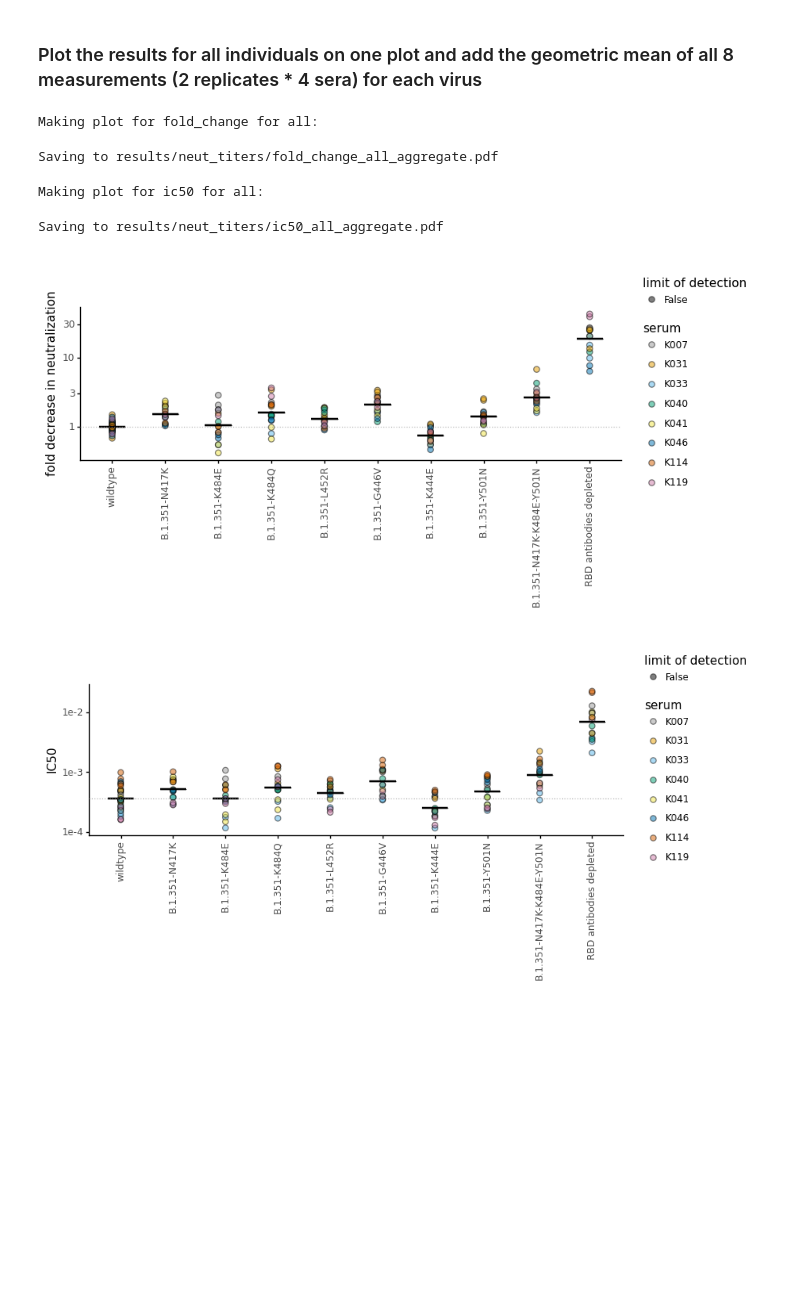
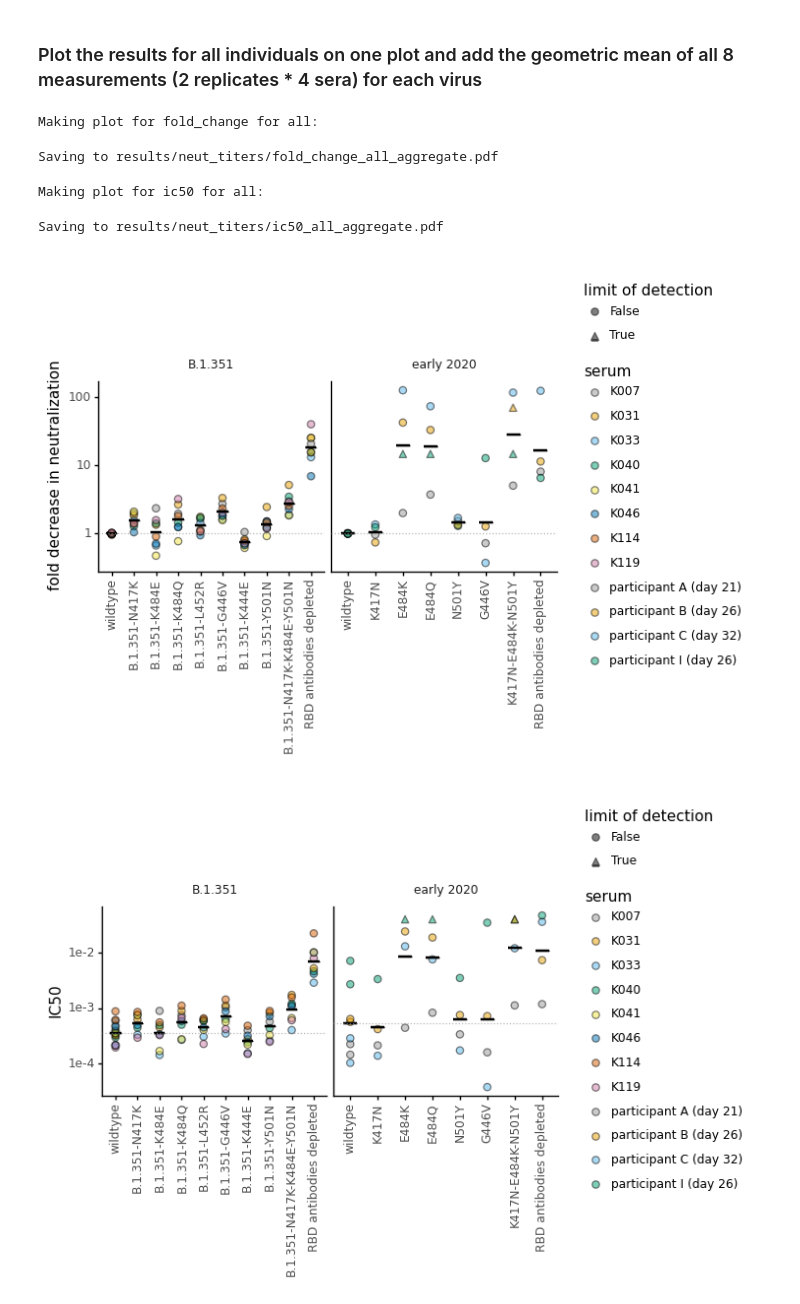
Before and after one commit to jbloomlab/SARS-CoV-2-RBD_B.1.351, a Jupyter notebook: experimental_data/analyze_neut_data.ipynb, the cells around one changed output. Saved outputs shown, nothing was run; the diff lists cells and outputs as text; code cells hidden in the pictures; blank space fills up the shorter version.

```diff
--- a/experimental_data/analyze_neut_data.ipynb
+++ b/experimental_data/analyze_neut_data.ipynb
@@ -117,6 +124,7 @@ with warnings.catch_warnings():
                                  viruses=fracinfect['virus'].sort_values().unique(),
                                  colors=plt.rcParams['axes.prop_cycle'].by_key()['color'] * 2,
                                  markers=['o', '^', 's', 'D', 'v', '<', '>', 'p'] * 2,
+                                 fix_lims={'ymax':1.25},
                                  )
 
 print(f"Saving plot to {all_replicate_curves}\n")
@@ -332,0 +385,3 @@ display(HTML(neut_titers.query('virus=="wildtype" & replicate != "average" & (fo
+# %%
+neut_titers = pd.concat([neut_titers, haarvi_depletions]).assign(infecting_virus=lambda x: x['serum'].map(config['infecting_virus']))
+display(HTML(neut_titers.tail().to_html(index=False)))
@@ -354,14 +416,13 @@ for b in ('average', 'not_average'):
             ) +
          geom_point(aes(fill='date'), size=2.5, alpha=0.5) +
          scale_y_log10(name='fold decrease in neutralization') +
-         facet_wrap('~serum', ncol=4) +
+         facet_wrap('~serum+infecting_virus', ncol=4, scales='free_x') +
          theme_classic() +
          theme(axis_text_x=element_text(angle=90),
                axis_title_x=element_blank(),
-               strip_margin_y=0.35,
                strip_background_x=element_blank(),
-    #            subplots_adjust={'hspace':1},
-               figure_size=(0.25 * (neut_titers['virus'].nunique())*neut_titers['serum'].nunique(), 5),
+               subplots_adjust={'hspace': 1.15},
+               figure_size=(12, 12),
                ) +
          geom_hline(yintercept=1, linetype='dashed', size=1,
                     alpha=0.6, color=CBPALETTE[0]) +
@@ -402,14 +463,14 @@ for metric in ['fold_change', 'ic50']:
                 ) +
              geom_point(aes(fill='date'), size=2.5, alpha=0.5, ) + #fill='#999999',
              scale_y_log10(name=ylab[metric]) +
-             facet_wrap('~serum', ncol=4) +
+             facet_wrap('~serum', ncol=4, scales='free_x') +
              theme_classic() +
              theme(axis_text_x=element_text(angle=90),
-                   axis_title_x=element_blank(),
-                   strip_margin_y=0.35,
-                   strip_background_x=element_blank(),
-                   figure_size=(0.2 * (len(virus_subsample)+1)*neut_titers['serum'].nunique(), 5),
-                   ) +
+               axis_title_x=element_blank(),
+               strip_background_x=element_blank(),
+               subplots_adjust={'hspace': 1.15},
+               figure_size=(12, 12),
+               ) +
              geom_hline(data=(neut_titers
                               .query('virus in ["wildtype", "RBD antibodies depleted"] & replicate!="average"')
                               .groupby(['serum', 'virus'])
@@ -431,7 +492,7 @@ for metric in ['fold_change', 'ic50']:
 
         plotfile = f'{results}/{metric}_{virus_set}.pdf'
         print(f"Saving to {plotfile}")
-        p.save(plotfile, verbose=False)
+        p.save(plotfile, limitsize=False, verbose=False)
 # %% [output]
 Making plot for fold_change for all:
 Saving to results/neut_titers/fold_change_all.pdf
@@ -451,14 +512,14 @@ for metric in ['fold_change', 'ic50']:
         dates=neut_titers.query("virus in @virus_subsample & virus not in ['wildtype']")['date'].unique()
 
         p = (ggplot(neut_titers
-                    .query("virus in @virus_subsample & date in @dates & replicate!= 'average'")
+                    .query("virus in @virus_subsample & date in @dates & replicate== 'average'")
                     ) +
              aes('virus', metric, shape='ic50_is_bound', fill='serum',
                 ) +
              geom_point(size=2.5, alpha=0.5, ) +
              geom_crossbar(data=(neut_titers
-                                 .query("virus in @virus_subsample & date in @dates & replicate!= 'average'")
-                                 .groupby('virus')
+                                 .query("virus in @virus_subsample & date in @dates & replicate== 'average'")
+                                 .groupby(['virus', 'infecting_virus'])
                                  .agg({metric: geometric_mean})
                                  .reset_index()
                                  .dropna()
@@ -469,37 +530,38 @@ for metric in ['fold_change', 'ic50']:
              scale_y_log10(name=ylab[metric]) +
              theme_classic() +
              theme(axis_text_x=element_text(angle=90),
                    axis_title_x=element_blank(),
                    strip_margin_y=0.35,
                    strip_background_x=element_blank(),
-                   figure_size=(0.1 * (len(virus_subsample)+1)*neut_titers['serum'].nunique(), 2.5),
+                   figure_size=(6, 2.5),
                    ) +
              geom_hline(data=(neut_titers
-                              .query('virus in ["wildtype"] & replicate!="average"')
-                              .groupby(['virus'])
+                              .query('virus in ["wildtype"] & replicate=="average"')
+                              .groupby(['virus', 'infecting_virus'])
                               .agg({metric: geometric_mean})
                               .reset_index()
                              ),
                         inherit_aes=False,
                         mapping=aes(yintercept=metric, color='virus'),
                         alpha=0.7,
                         size=0.5,
                         linetype='dotted',
                        ) +
              scale_shape_manual(values=['o','^'], name='limit of detection') +
              scale_color_manual(values=CBPALETTE*3, guide=False) +
-             scale_fill_manual(values=CBPALETTE*3)
+             scale_fill_manual(values=CBPALETTE*3) +
+             facet_wrap('~infecting_virus', scales='free_x')
              )
 
         _ = p.draw()
 
         plotfile = f'{results}/{metric}_{virus_set}_aggregate.pdf'
         print(f"Saving to {plotfile}")
-        p.save(plotfile, verbose=False)
+        p.save(plotfile, limitsize=False, verbose=False)
 # %% [output]
 Making plot for fold_change for all:
 Saving to results/neut_titers/fold_change_all_aggregate.pdf
 Making plot for ic50 for all:
 Saving to results/neut_titers/ic50_all_aggregate.pdf
-[figure, old version]
+[figure, new version]
-[figure, old version]
+[figure, new version]
```
Also changed, not shown: parts of 12 cells of this notebook, 37 other files.
